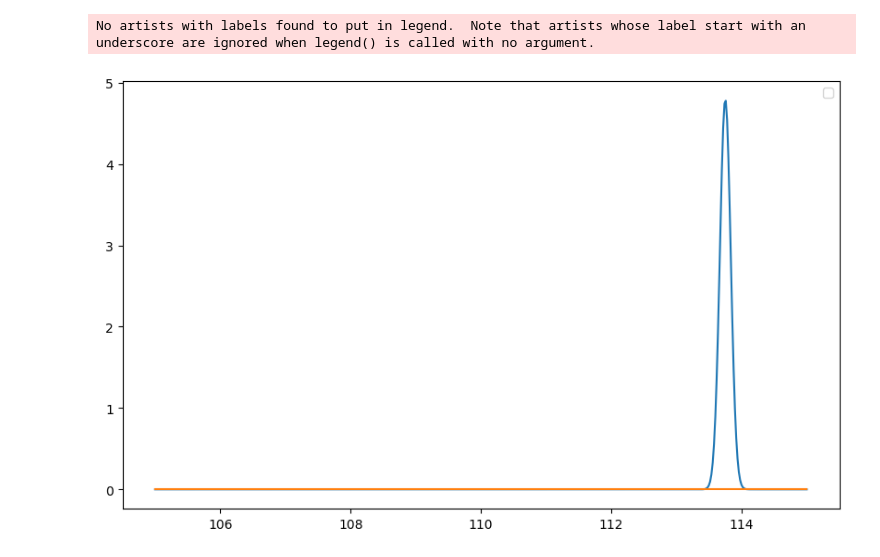
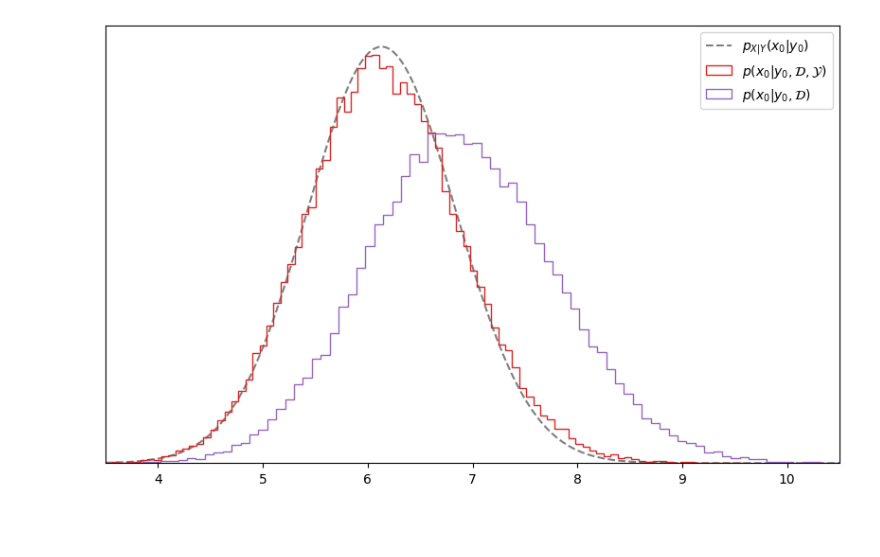
Before and after one commit to ElouanARGOUARCH/models, a Jupyter notebook: Untitled2.ipynb, the cells around one changed output. Saved outputs shown, nothing was run; the diff lists cells and outputs as text; code cells hidden in the pictures; blank space fills up the shorter version.

```diff
--- a/Untitled2.ipynb
+++ b/Untitled2.ipynb
@@ -54,8 +84,9 @@ x0 =  9.82826042175293
 # %%
-posterior_mean, posterior_sigma2 =generative_bayesian_affine_regression_known_variance(sigma20,mu_X, sigma2_X).compute_x0_given_y0_beta_moments(y0, beta0)
-true_posterior = torch.distributions.Normal(posterior_mean, torch.sqrt(posterior_sigma2))
-tt = torch.linspace(-10,20,200)
-plt.plot(tt, torch.exp(true_posterior.log_prob(tt)))
-plt.axvline(x0, linestyle ='--')
+tt_post = torch.linspace(3.5,10.5,200)
+blr_ = generative_bayesian_affine_regression_known_variance(sigma20,mu_X, sigma2_X, mu_beta,Sigma_beta)
+log_prob = blr_.x0_given_y0_D_marginal_log_posterior(tt_post, y0, DX, DY)
+plot_1d_unormalized_values(tt_post,torch.exp(log_prob),show = False, label = 'marginal')
+plt.plot(tt_post,torch.exp(true_posterior.log_prob(tt_post)), label = 'true')
+plt.legend()
 plt.show()
 # %% [output]
@@ -63,21 +94,4 @@ plt.show()
-# %%
-list_xj = []
-list_yj = []
-n_unlabeled_obs = 0
-n_per_obs = 10
-for t in torch.linspace(-10,10,n_unlabeled_obs):
-    prior = torch.distributions.Normal(t, 1)
-    xj = prior.sample()
-    list_xj.append(xj)
-    yj = simulateur(xj.unsqueeze(0).repeat(n_per_obs))
-    list_yj.append(yj.unsqueeze(0))
-if n_unlabeled_obs>0:
-    Y = torch.cat(list_yj, dim = 0)
-else:
-    Y = torch.tensor([])
-prior_means = torch.linspace(-10,10,n_unlabeled_obs)
-prior_sigma2s = torch.ones(n_unlabeled_obs)
 # %%
 blr = generative_bayesian_affine_regression(mu_X, sigma2_X, mu_beta,Sigma_beta,shape_sigma2, scale_sigma2)
-X0_,_,_ = blr.sample_x0_given_y0_D_Y_gibbs(y0, DX, DY,number_steps=5000, verbose = True)
-X0,_,_ = blr.sample_x0_given_y0_D_Y_gibbs(y0, DX, DY, Y,prior_means, prior_sigma2s, number_steps=5000, verbose = True)
+X0_,_,_ = blr.sample_x0_given_y0_D_Y_gibbs(y0, DX, DY,number_steps=50000, verbose = True)
+X0,_,_ = blr.sample_x0_given_y0_D_Y_gibbs(y0, DX, DY, Y,prior_means, prior_sigma2s, number_steps=50000, verbose = True)
@@ -91,11 +98,12 @@ plt.plot(tt, torch.exp(log_prob))
 # %%
-tt = torch.linspace(105,115,500)
-plot_1d_unormalized_values(torch.exp(log_prob), tt, show = False)
-'''plt.hist(X0, bins = 100, density = True, histtype = 'step', label = 'with Y')
-plt.hist(X0_, bins = 100, density = True, histtype = 'step', label='without Y')'''
-plt.plot(tt, torch.exp(true_posterior.log_prob(tt)))
+plt.figure(figsize = (10,6))
+ax = plt.subplot()
+plt.plot(tt_post, torch.exp(true_posterior.log_prob(tt_post)),linestyle = '--', label = r'$p_{X|Y}(x_0|y_0)$', color = 'grey')
+plt.hist(X0, bins = 100, density = True, histtype = 'step', label = r'$p(x_0|y_0,\mathcal{D},\mathcal{Y})$', color = 'C3')
+plt.hist(X0_, bins = 100, density = True, histtype = 'step', label= r'$p(x_0|y_0,\mathcal{D})$', color = 'C4')
+ax.tick_params(left=False,bottom=True,labelleft=False,labelbottom=True)
+ax.set_xlim(3.5,10.5)
 plt.legend()
 plt.show()
 # %% [output]
-No artists with labels found to put in legend.  Note that artists whose label start with an underscore are ignored when legend() is called with no argument.
-[figure, old version]
+[figure, new version]
```
Also changed, not shown: parts of 3 cells of this notebook, 2 other files.
